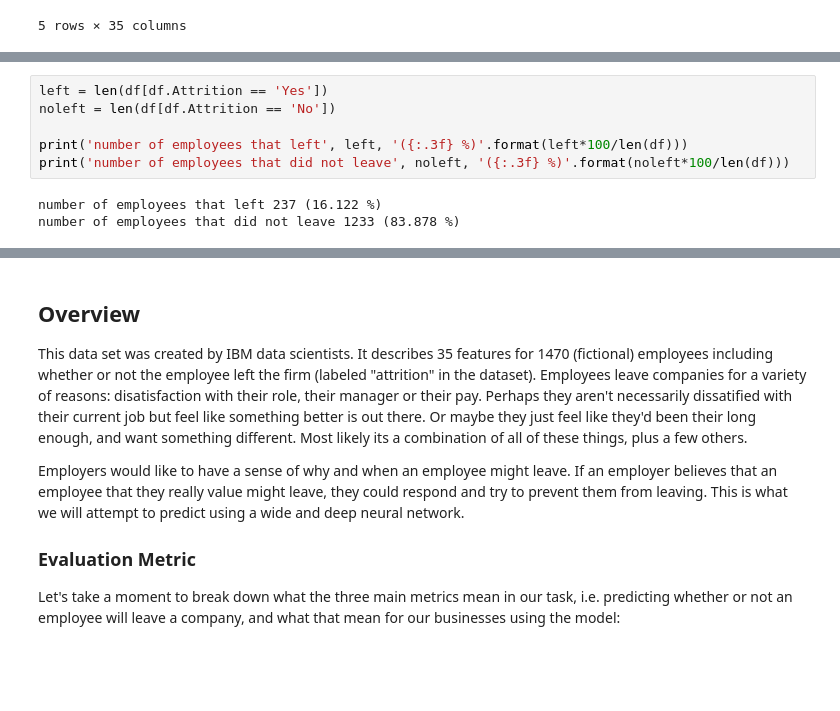
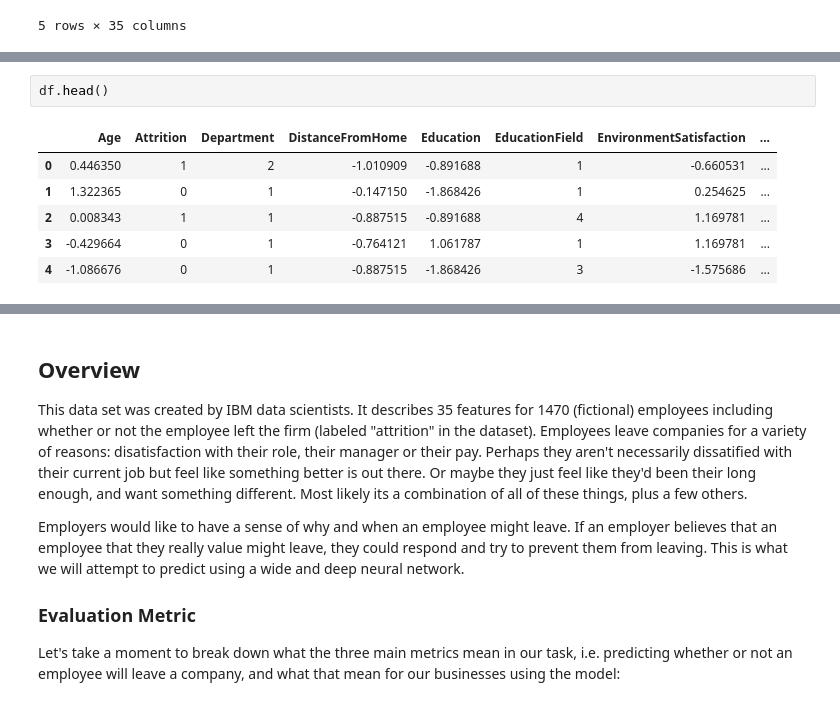
Before and after one commit to ncmatson/SMU_ML_Labs, a Jupyter notebook: 06smuml/Lab6.ipynb, the cells around one changed output, grey strips where cells are left out. Drawn from its saved outputs; the diff is of its cells as text; blank space fills up the shorter version.

```diff
--- a/06smuml/Lab6.ipynb
+++ b/06smuml/Lab6.ipynb
@@ -52,9 +106,9 @@ memory usage: 402.0+ KB
-# %%
-left = len(df[df.Attrition == 'Yes'])
-noleft = len(df[df.Attrition == 'No'])
-
-print('number of employees that left', left, '({:.3f} %)'.format(left*100/len(df)))
-print('number of employees that did not leave', noleft, '({:.3f} %)'.format(noleft*100/len(df)))
-# %% [output]
-number of employees that left 237 (16.122 %)
-number of employees that did not leave 1233 (83.878 %)
+# %%
+df.head()
+# %% [output]
+|  | Age | Attrition | Department | DistanceFromHome | Education | EducationField | EnvironmentSatisfaction | ... |
+| 0 | 0.446350 | 1 | 2 | -1.010909 | -0.891688 | 1 | -0.660531 | ... |
+| 1 | 1.322365 | 0 | 1 | -0.147150 | -1.868426 | 1 | 0.254625 | ... |
+| 2 | 0.008343 | 1 | 1 | -0.887515 | -0.891688 | 4 | 1.169781 | ... |
+| 3 | -0.429664 | 0 | 1 | -0.764121 | 1.061787 | 1 | 1.169781 | ... |
+| 4 | -1.086676 | 0 | 1 | -0.887515 | -1.868426 | 3 | -1.575686 | ... |
```
Also changed, not shown: parts of 22 cells of this notebook.
